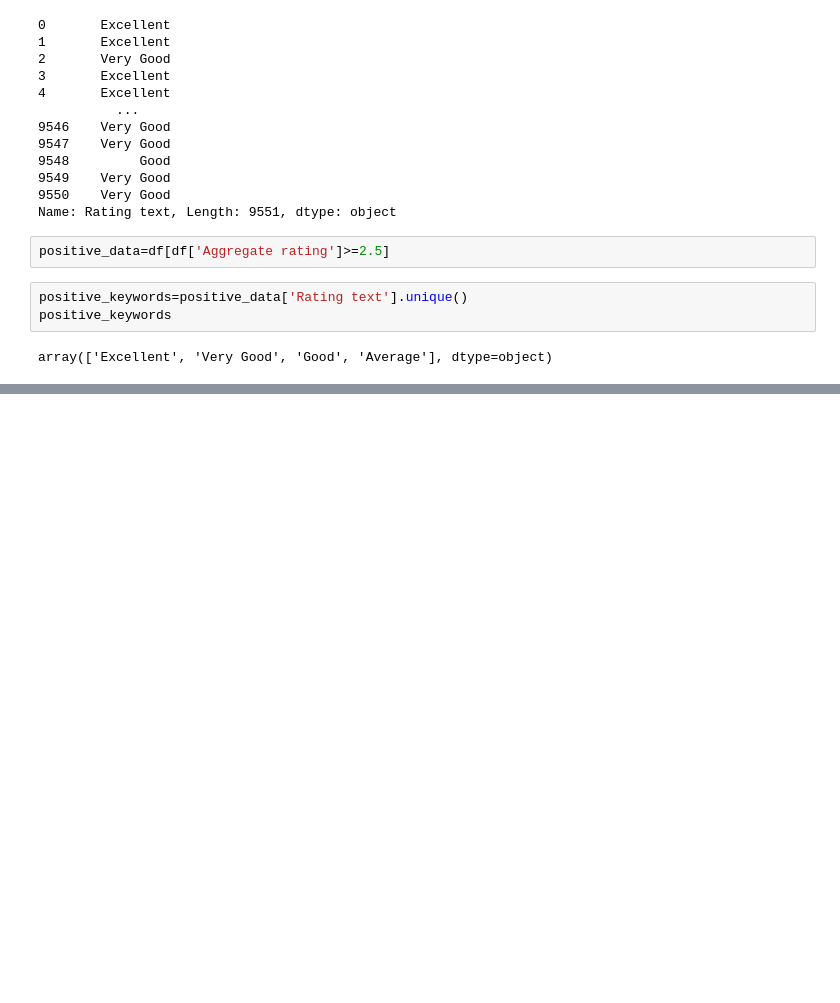
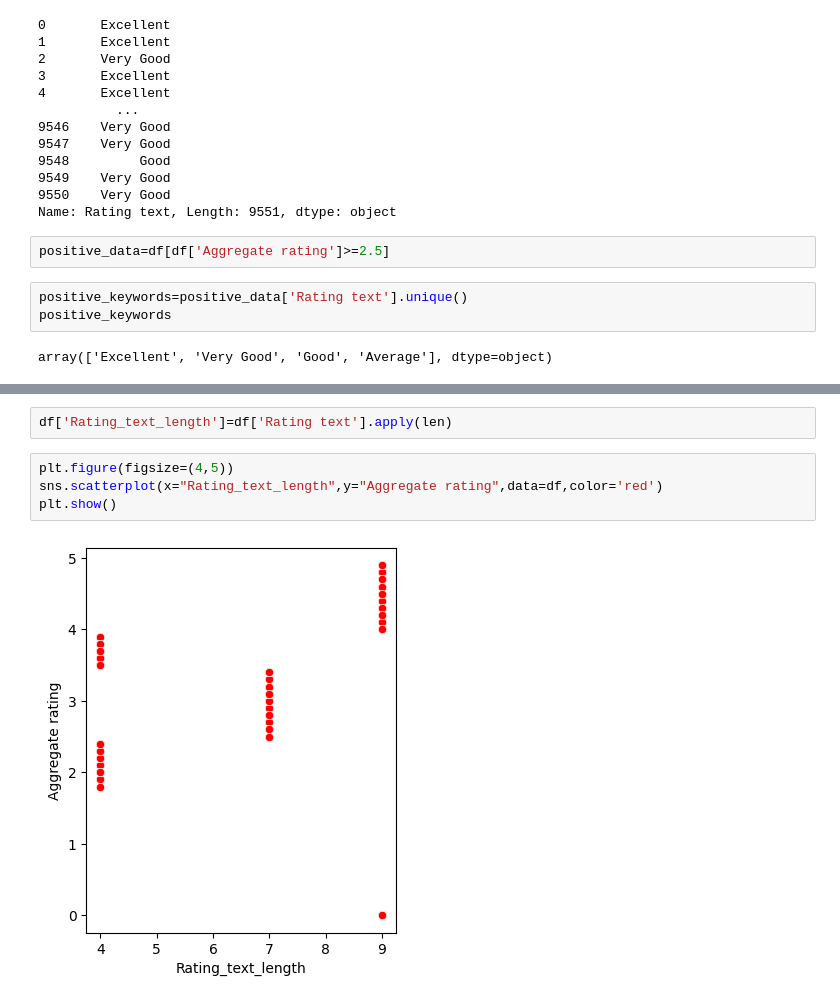
Before and after one commit to Jayashreemm/Cognifyz_internship_project, a Jupyter notebook: Level_3/Level_3_task_1.ipynb, the cells around one changed output, grey strips where cells are left out. Drawn from its saved outputs; the diff is of its cells as text; blank space fills up the shorter version.

```diff
--- a/Level_3/Level_3_task_1.ipynb
+++ b/Level_3/Level_3_task_1.ipynb
@@ -33,0 +69,8 @@ array(['Excellent', 'Very Good', 'Good', 'Average'], dtype=object)
+# %%
+df['Rating_text_length']=df['Rating text'].apply(len)
+# %%
+plt.figure(figsize=(4,5))
+sns.scatterplot(x="Rating_text_length",y="Aggregate rating",data=df,color='red')
+plt.show()
+# %% [output]
+[figure, added]
```
Also changed, not shown: parts of 8 cells of this notebook, 2 other files.
